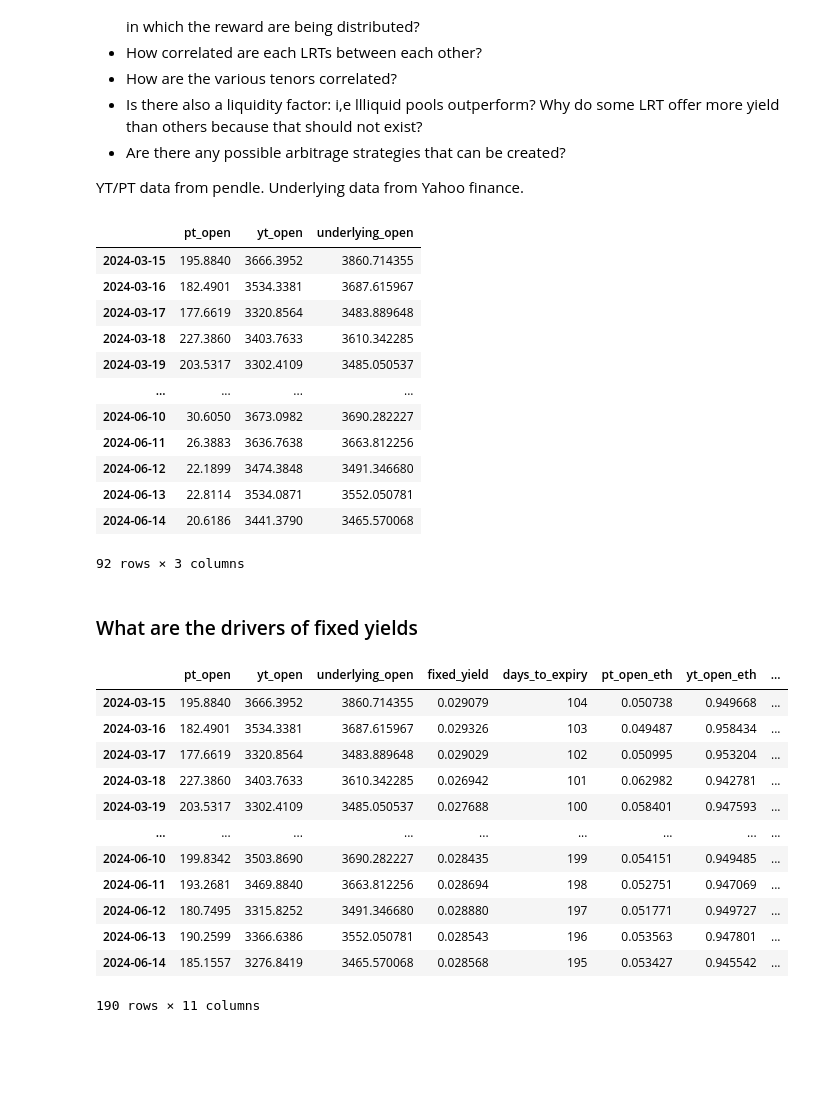
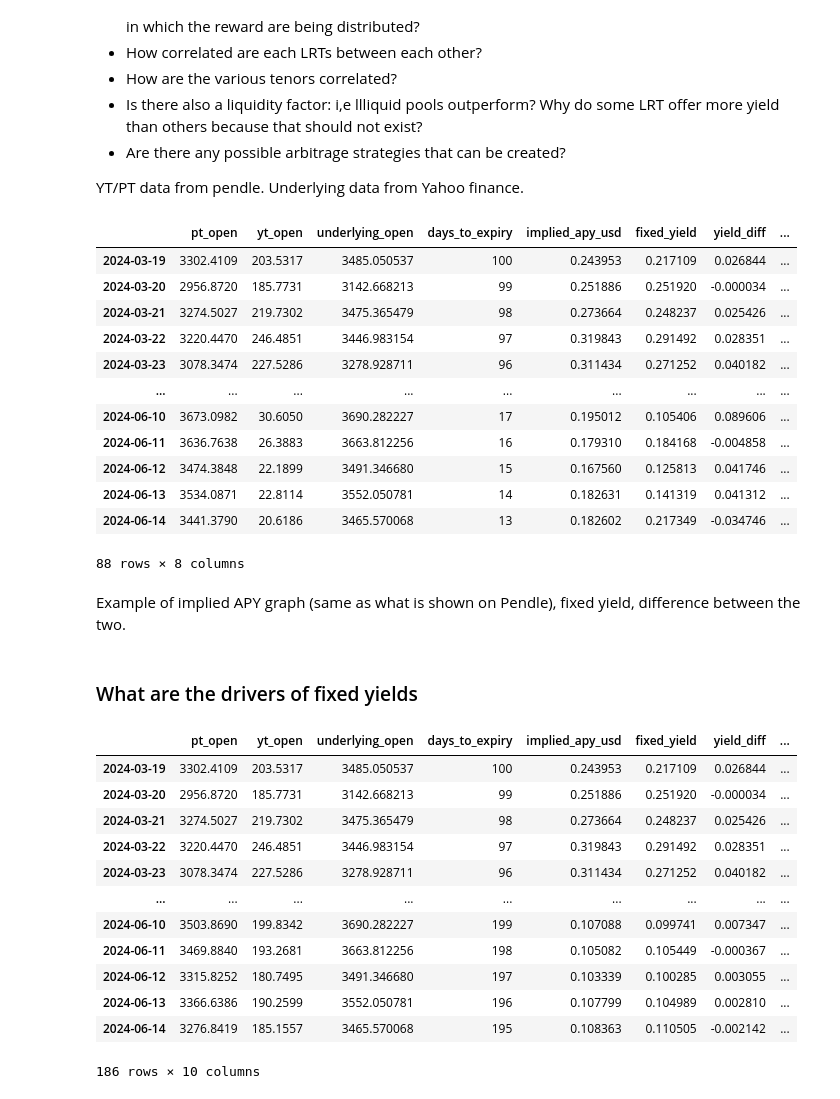
Before and after one commit to farischaudhry/pendle-analysis, a Jupyter notebook: lrt-analysis.ipynb, the cells around one changed output. Saved outputs shown, nothing was run; the diff lists cells and outputs as text; code cells hidden in the pictures; blank space fills up the shorter version.

```diff
--- a/lrt-analysis.ipynb
+++ b/lrt-analysis.ipynb
@@ -66,18 +66,25 @@ pufETH_sep_df = prepare_token_data(pufETH_underlying_path, pufETH_yt_sep_path, p
 uniETH_jun_df = prepare_token_data(uniETH_underlying_path, uniETH_yt_jun_path, uniETH_pt_jun_path, ac.uniETH_Jun_start_date, ac.expiry_date_jun)
 uniETH_sep_df = prepare_token_data(uniETH_underlying_path, uniETH_yt_sep_path, uniETH_pt_sep_path, ac.uniETH_Sep_start_date, ac.expiry_date_sep)
 
+dfs = [etherfi_eETH_jun_df, etherfi_eETH_sep_df, etherfi_eETH_dec_df, zircuit_eETH_jun_df, ezETH_sep_df, ezETH_dec_df, pufETH_jun_df, pufETH_sep_df, uniETH_jun_df, uniETH_sep_df]
+jun_dfs = [etherfi_eETH_jun_df, zircuit_eETH_jun_df, pufETH_jun_df, uniETH_jun_df]
+sep_dfs = [etherfi_eETH_sep_df, ezETH_sep_df, pufETH_sep_df, uniETH_sep_df]
+dec_dfs = [etherfi_eETH_dec_df, ezETH_dec_df]
+
 etherfi_eETH_jun_df
 # %% [output]
-|  | pt_open | yt_open | underlying_open |
-| 2024-03-15 | 195.8840 | 3666.3952 | 3860.714355 |
-| 2024-03-16 | 182.4901 | 3534.3381 | 3687.615967 |
-| 2024-03-17 | 177.6619 | 3320.8564 | 3483.889648 |
-| 2024-03-18 | 227.3860 | 3403.7633 | 3610.342285 |
-| 2024-03-19 | 203.5317 | 3302.4109 | 3485.050537 |
-| ... | ... | ... | ... |
-| 2024-06-10 | 30.6050 | 3673.0982 | 3690.282227 |
-| 2024-06-11 | 26.3883 | 3636.7638 | 3663.812256 |
-| 2024-06-12 | 22.1899 | 3474.3848 | 3491.346680 |
-| 2024-06-13 | 22.8114 | 3534.0871 | 3552.050781 |
-| 2024-06-14 | 20.6186 | 3441.3790 | 3465.570068 |
+|  | pt_open | yt_open | underlying_open | days_to_expiry | implied_apy_usd | fixed_yield | yield_diff | ... |
+| 2024-03-19 | 3302.4109 | 203.5317 | 3485.050537 | 100 | 0.243953 | 0.217109 | 0.026844 | ... |
+| 2024-03-20 | 2956.8720 | 185.7731 | 3142.668213 | 99 | 0.251886 | 0.251920 | -0.000034 | ... |
+| 2024-03-21 | 3274.5027 | 219.7302 | 3475.365479 | 98 | 0.273664 | 0.248237 | 0.025426 | ... |
+| 2024-03-22 | 3220.4470 | 246.4851 | 3446.983154 | 97 | 0.319843 | 0.291492 | 0.028351 | ... |
+| 2024-03-23 | 3078.3474 | 227.5286 | 3278.928711 | 96 | 0.311434 | 0.271252 | 0.040182 | ... |
+| ... | ... | ... | ... | ... | ... | ... | ... | ... |
+| 2024-06-10 | 3673.0982 | 30.6050 | 3690.282227 | 17 | 0.195012 | 0.105406 | 0.089606 | ... |
+| 2024-06-11 | 3636.7638 | 26.3883 | 3663.812256 | 16 | 0.179310 | 0.184168 | -0.004858 | ... |
+| 2024-06-12 | 3474.3848 | 22.1899 | 3491.346680 | 15 | 0.167560 | 0.125813 | 0.041746 | ... |
+| 2024-06-13 | 3534.0871 | 22.8114 | 3552.050781 | 14 | 0.182631 | 0.141319 | 0.041312 | ... |
+| 2024-06-14 | 3441.3790 | 20.6186 | 3465.570068 | 13 | 0.182602 | 0.217349 | -0.034746 | ... |
-92 rows × 3 columns
+88 rows × 8 columns
+# %% [markdown]
+Example of implied APY graph (same as what is shown on Pendle), fixed yield, difference between the two.
@@ -104,32 +125,24 @@ def calculate_fixed_yield(df):
 # %%
-etherfi_eETH_jun_df = calculate_fixed_yield(etherfi_eETH_jun_df)
-etherfi_eETH_sep_df = calculate_fixed_yield(etherfi_eETH_sep_df)
-etherfi_eETH_dec_df = calculate_fixed_yield(etherfi_eETH_dec_df)
-
-etherfi_eETH_jun_df = calculate_implied_apy(etherfi_eETH_jun_df, ac.expiry_date_jun)
-etherfi_eETH_sep_df = calculate_implied_apy(etherfi_eETH_sep_df, ac.expiry_date_sep)
-etherfi_eETH_dec_df = calculate_implied_apy(etherfi_eETH_dec_df, ac.expiry_date_dec)
-
 # Combine data for correlation analysis
 etherfi_combined_df = pd.concat([etherfi_eETH_jun_df.assign(maturity='Jun'),
-                         etherfi_eETH_sep_df.assign(maturity='Sep'),
-                         etherfi_eETH_dec_df.assign(maturity='Dec')])
+                                 etherfi_eETH_sep_df.assign(maturity='Sep'),
+                                 etherfi_eETH_dec_df.assign(maturity='Dec')])
 
 # Convert dates to ordinal for PCA
 etherfi_combined_df['date_ordinal'] = etherfi_combined_df.index.map(datetime.toordinal)
 
 etherfi_combined_df
 # %% [output]
-|  | pt_open | yt_open | underlying_open | fixed_yield | days_to_expiry | pt_open_eth | yt_open_eth | ... |
-| 2024-03-15 | 195.8840 | 3666.3952 | 3860.714355 | 0.029079 | 104 | 0.050738 | 0.949668 | ... |
-| 2024-03-16 | 182.4901 | 3534.3381 | 3687.615967 | 0.029326 | 103 | 0.049487 | 0.958434 | ... |
-| 2024-03-17 | 177.6619 | 3320.8564 | 3483.889648 | 0.029029 | 102 | 0.050995 | 0.953204 | ... |
-| 2024-03-18 | 227.3860 | 3403.7633 | 3610.342285 | 0.026942 | 101 | 0.062982 | 0.942781 | ... |
-| 2024-03-19 | 203.5317 | 3302.4109 | 3485.050537 | 0.027688 | 100 | 0.058401 | 0.947593 | ... |
+|  | pt_open | yt_open | underlying_open | days_to_expiry | implied_apy_usd | fixed_yield | yield_diff | ... |
+| 2024-03-19 | 3302.4109 | 203.5317 | 3485.050537 | 100 | 0.243953 | 0.217109 | 0.026844 | ... |
+| 2024-03-20 | 2956.8720 | 185.7731 | 3142.668213 | 99 | 0.251886 | 0.251920 | -0.000034 | ... |
+| 2024-03-21 | 3274.5027 | 219.7302 | 3475.365479 | 98 | 0.273664 | 0.248237 | 0.025426 | ... |
+| 2024-03-22 | 3220.4470 | 246.4851 | 3446.983154 | 97 | 0.319843 | 0.291492 | 0.028351 | ... |
+| 2024-03-23 | 3078.3474 | 227.5286 | 3278.928711 | 96 | 0.311434 | 0.271252 | 0.040182 | ... |
 | ... | ... | ... | ... | ... | ... | ... | ... | ... |
-| 2024-06-10 | 199.8342 | 3503.8690 | 3690.282227 | 0.028435 | 199 | 0.054151 | 0.949485 | ... |
-| 2024-06-11 | 193.2681 | 3469.8840 | 3663.812256 | 0.028694 | 198 | 0.052751 | 0.947069 | ... |
-| 2024-06-12 | 180.7495 | 3315.8252 | 3491.346680 | 0.028880 | 197 | 0.051771 | 0.949727 | ... |
-| 2024-06-13 | 190.2599 | 3366.6386 | 3552.050781 | 0.028543 | 196 | 0.053563 | 0.947801 | ... |
-| 2024-06-14 | 185.1557 | 3276.8419 | 3465.570068 | 0.028568 | 195 | 0.053427 | 0.945542 | ... |
+| 2024-06-10 | 3503.8690 | 199.8342 | 3690.282227 | 199 | 0.107088 | 0.099741 | 0.007347 | ... |
+| 2024-06-11 | 3469.8840 | 193.2681 | 3663.812256 | 198 | 0.105082 | 0.105449 | -0.000367 | ... |
+| 2024-06-12 | 3315.8252 | 180.7495 | 3491.346680 | 197 | 0.103339 | 0.100285 | 0.003055 | ... |
+| 2024-06-13 | 3366.6386 | 190.2599 | 3552.050781 | 196 | 0.107799 | 0.104989 | 0.002810 | ... |
+| 2024-06-14 | 3276.8419 | 185.1557 | 3465.570068 | 195 | 0.108363 | 0.110505 | -0.002142 | ... |
-190 rows × 11 columns
+186 rows × 10 columns
```
Also changed, not shown: parts of 8 cells of this notebook, 22 other files.
